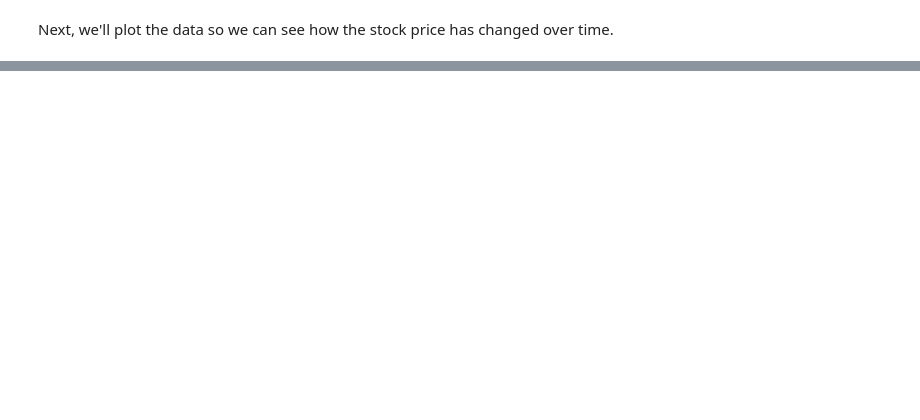
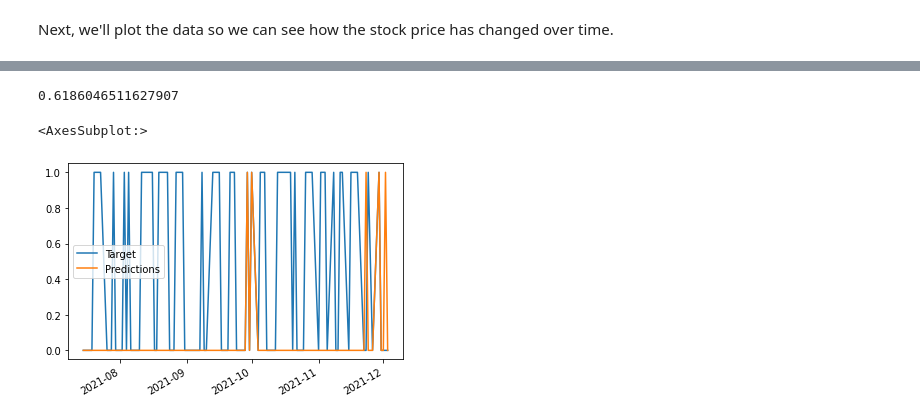
Before and after one commit to dataquestio/project-walkthroughs, a Jupyter notebook: stock/StockProject.ipynb, the cells around one changed output, grey strips where cells are left out. Saved outputs shown, nothing was run; the diff lists cells and outputs as text; code cells hidden in the pictures; blank space fills up the shorter version.

```diff
--- a/stock/StockProject.ipynb
+++ b/stock/StockProject.ipynb
@@ -159,0 +207,29 @@ pd.concat({"Target": test["Target"],"Predictions": preds}, axis=1)
+# %%
+weekly_mean = data.rolling(7).mean()
+quarterly_mean = data.rolling(90).mean()
+annual_mean = data.rolling(365).mean()
+trailing_trend = data.shift(1).rolling(7).mean()["Target"]
+# %%
+data["weekly_mean"] = weekly_mean["Close"] / data["Close"]
+data["quarterly_mean"] = quarterly_mean["Close"] / data["Close"]
+data["annual_mean"] = annual_mean["Close"] / data["Close"]
+
+data["annual_weekly_mean"] = data["annual_mean"] / data["weekly_mean"]
+data["annual_quarterly_mean"] = data["annual_mean"] / data["quarterly_mean"]
+data["trailing_trend"] = trailing_trend
+
+data["open_close_ratio"] = data["Open"] / data["Close"]
+data["high_close_ratio"] = data["High"] / data["Close"]
+data["low_close_ratio"] = data["Low"] / data["Close"]
+# %%
+full_predictors = predictors + ["weekly_mean", "quarterly_mean", "annual_mean", "annual_weekly_mean", "annual_quarterly_mean", "open_close_ratio", "high_close_ratio", "low_close_ratio"]
+predictions = backtest(data.iloc[365:], model, full_predictors)
+# %%
+precision_score(predictions["Target"], predictions["Predictions"])
+# %% [output]
+0.6186046511627907
+# %%
+predictions.iloc[-100:].plot()
+# %% [output]
+<AxesSubplot:>
+[figure, added]
```
Also changed, not shown: parts of 22 cells of this notebook.
